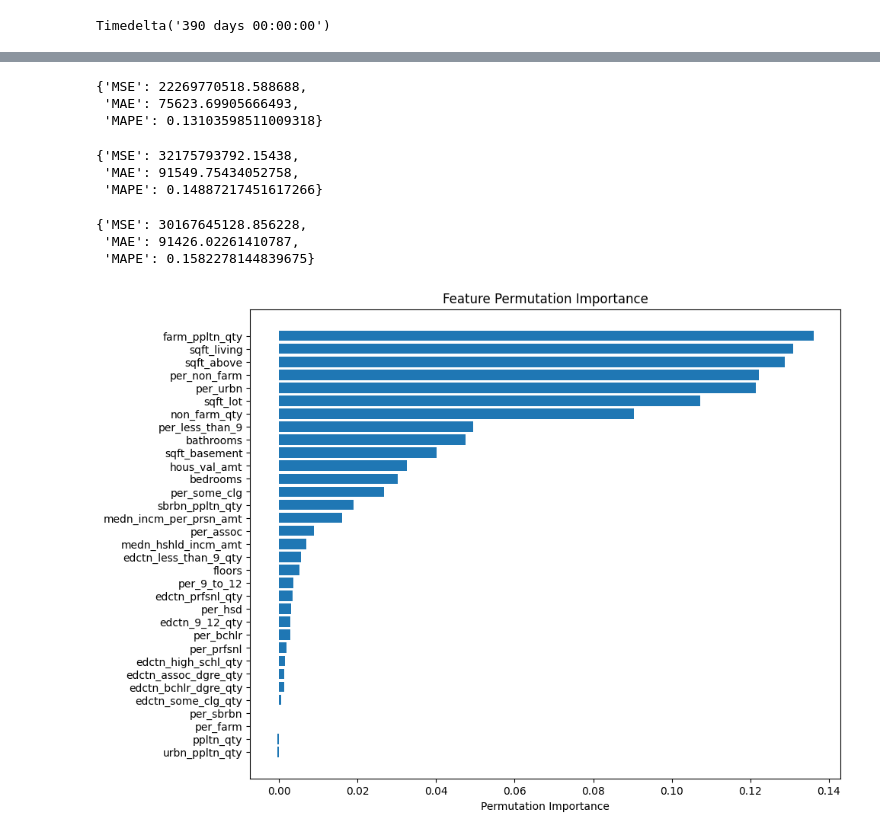
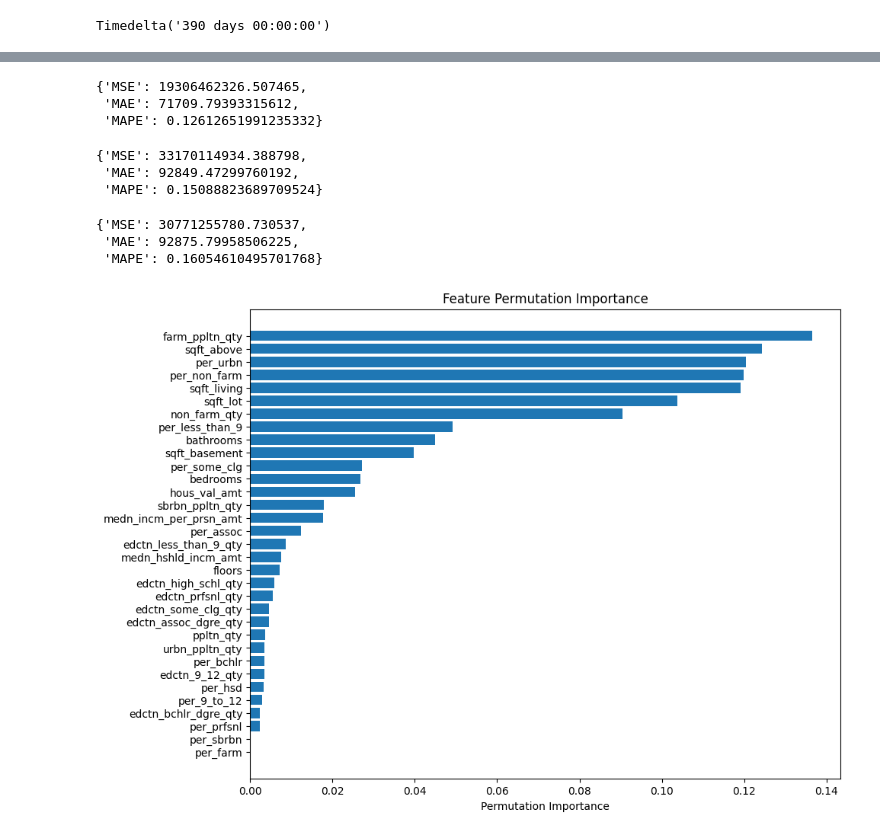
Before and after one commit to Schummy07/house_pricing_value, a Jupyter notebook: test.ipynb, the cells around one changed output, grey strips where cells are left out. Saved outputs shown, nothing was run; the diff lists cells and outputs as text; code cells hidden in the pictures.

```diff
--- a/test.ipynb
+++ b/test.ipynb
@@ -132,2 +150,7 @@ array([[<Axes: title={'center': 'price'}>,
+# %%
+df.loc[df.bedrooms>6, 'bedrooms'] = 6
+df.loc[df.bathrooms>4, 'bedrooms'] = 4
+
+df["bathrooms"] = df["bathrooms"].round(0).astype(int)
 # %%
 import seaborn as sns
@@ -163,7 +188,7 @@ sqft_living15               1510
 sqft_lot15                  1352
 Name: 643, dtype: object
 # %%
-#df = df.merge(demographics[["zipcode", "hous_val_amt"]], on='zipcode', how='left')
+df = df.merge(demographics[["zipcode", "hous_val_amt"]], on='zipcode', how='left')
 cols_to_drop = ["zipcode", "sqft_living15", "sqft_lot15"]
 data = df.drop(columns=cols_to_drop)
 # %%
@@ -298,36 +323,38 @@ y_val = val_data['price']
 # %%
 evaluate_model(best_model,X_val, y_val)
 # %% [output]
-{'MSE': 22269770518.588688,
- 'MAE': 75623.69905666493,
- 'MAPE': 0.13103598511009318}
+{'MSE': 19306462326.507465,
+ 'MAE': 71709.79393315612,
+ 'MAPE': 0.12612651991235332}
+# %%
+current_df = df.drop(columns=["hous_val_amt"]).iloc[X_test.index].merge(demographics, on='zipcode', how='left')[model_features]
 # %%
-evaluate_model(current_model, df.iloc[X_test.index].merge(demographics, on='zipcode', how='left')[model_features], y_test)
+evaluate_model(current_model, current_df, y_test)
 # %% [output]
-{'MSE': 32175793792.15438,
- 'MAE': 91549.75434052758,
- 'MAPE': 0.14887217451617266}
+{'MSE': 33170114934.388798,
+ 'MAE': 92849.47299760192,
+ 'MAPE': 0.15088823689709524}
 # %%
-evaluate_model(current_model, df.iloc[X_val.index].merge(demographics, on='zipcode', how='left')[model_features], y_val)
+evaluate_model(current_model, df.drop(columns=["hous_val_amt"]).iloc[X_val.index].merge(demographics, on='zipcode', how='left')[model_features], y_val)
 # %% [output]
-{'MSE': 30167645128.856228,
- 'MAE': 91426.02261410787,
- 'MAPE': 0.1582278144839675}
+{'MSE': 30771255780.730537,
+ 'MAE': 92875.79958506225,
+ 'MAPE': 0.16054610495701768}
 # %%
 from sklearn.inspection import permutation_importance
 import matplotlib.pyplot as plt
 
-merged_data = df.iloc[X_test.index].merge(demographics, on='zipcode', how='left')[model_features]
+merged_data = current_df.copy()
 result_plot = permutation_importance(current_model, merged_data, y_test, n_repeats=10, random_state=42)
 importances_plot = result_plot.importances_mean
 sorted_idx = np.argsort(importances_plot)
 plt.figure(figsize=(10, 8))
 plt.barh(merged_data.columns[sorted_idx], importances_plot[sorted_idx])
 plt.xlabel("Permutation Importance")
 plt.title("Feature Permutation Importance")
 plt.show()
 # %% [output]
-[figure, old version]
+[figure, new version]
 # %%
 data
 # %% [output]
```
Also changed, not shown: parts of 6 cells of this notebook, 1 other file.
